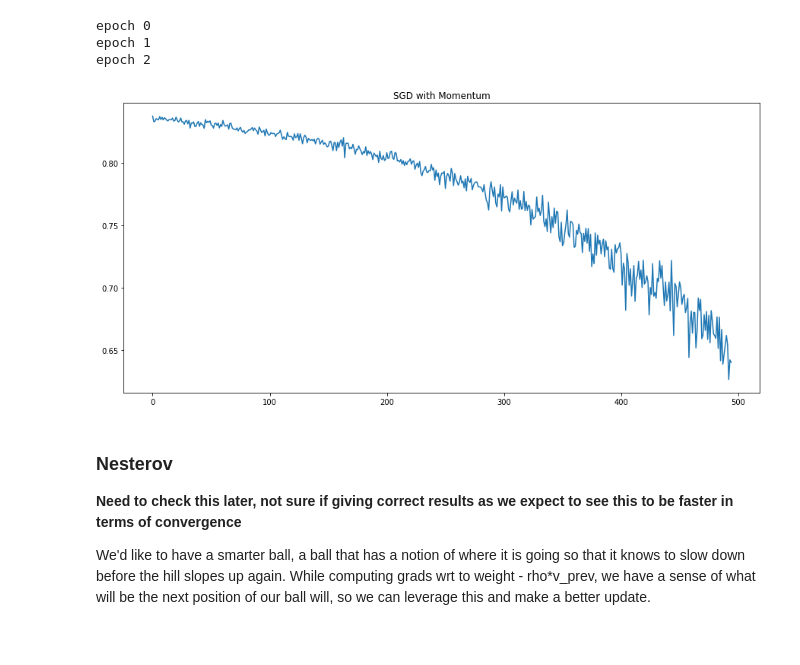
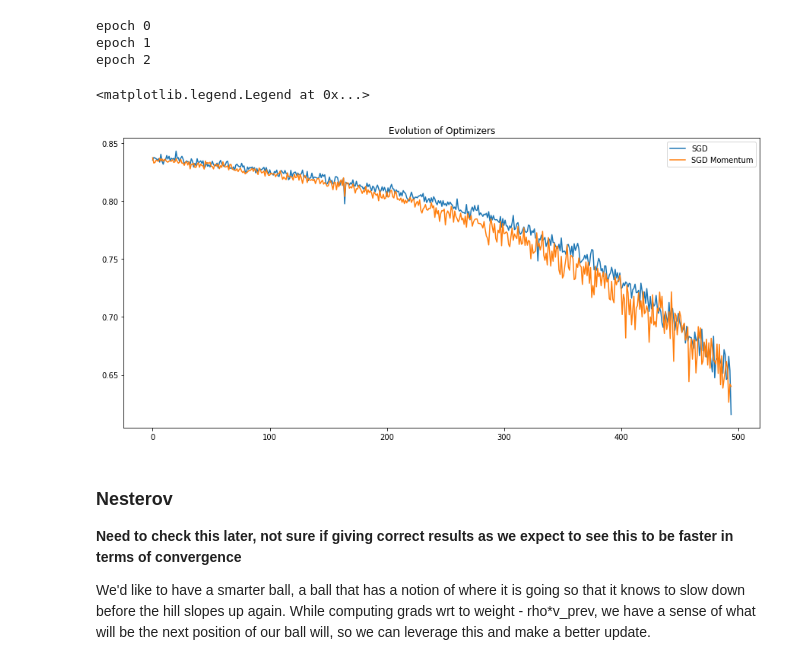
Before and after one commit to KeremTurgutlu/deeplearning, a Jupyter notebook: Exploring Optimizers.ipynb, the cells around one changed output. Saved outputs shown, nothing was run; the diff lists cells and outputs as text; code cells hidden in the pictures.

```diff
--- a/Exploring Optimizers.ipynb
+++ b/Exploring Optimizers.ipynb
@@ -122,7 +122,7 @@ Here you can test various optimizers by simply changing optim.(__optimizer__ ).
 ### Training Pytorch
 ### init architecture
 snet = SimpleNet([784, 100, 100, 10])
-optimizer = optim.SGD(lr = lr, params=snet.parameters(), momentum=0.9)
+optimizer = optim.RMSprop(lr = lr, params=snet.parameters())
 losses = []
 for epoch in range(epochs):
     print(f'epoch {epoch}')
@@ -220,10 +220,13 @@ epoch 2
 sgdmom_losses_ = [(l.data.numpy()[0]) for l in losses]
 sgdmom_log_losses_ = [np.log(l) for l in sgdmom_losses_]
 # %%
+plt.plot(sgd_log_losses_)
 plt.plot(sgdmom_log_losses_)
-title = plt.title("SGD with Momentum")
+title = plt.title("Evolution of Optimizers")
+plt.legend(('SGD', 'SGD Momentum'))
 # %% [output]
+<matplotlib.legend.Legend at 0x...>
-[figure, old version]
+[figure, new version]
 # %% [markdown]
 ### Nesterov
 
```
Also changed, not shown: parts of 12 cells of this notebook.
